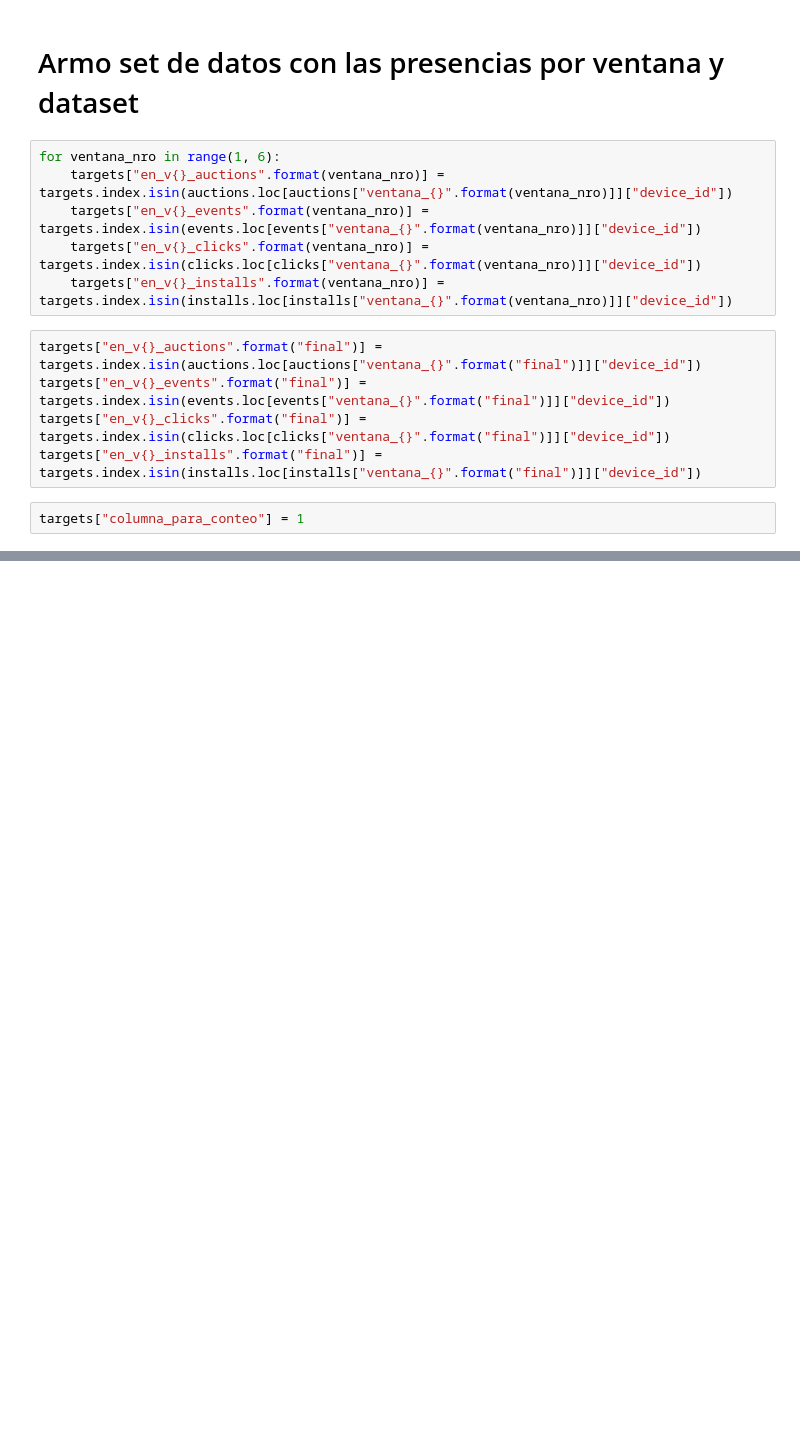
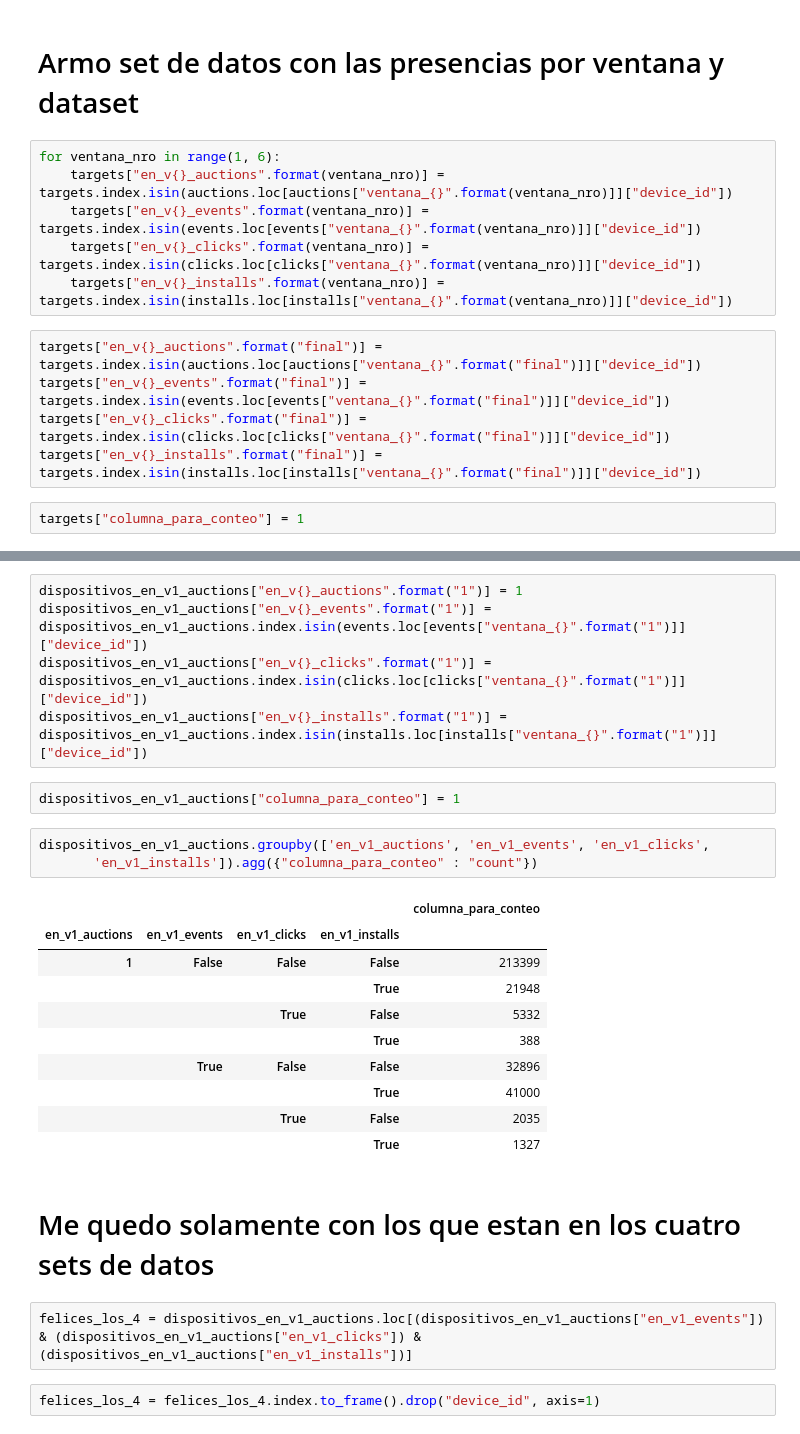
Before and after one commit to mateoicalvo/7506, a Jupyter notebook: tp2/analisis/distribucion_temporal.ipynb, the cells around one changed output, grey strips where cells are left out. Saved outputs shown, nothing was run; the diff lists cells and outputs as text; blank space fills up the shorter version.

```diff
--- a/tp2/analisis/distribucion_temporal.ipynb
+++ b/tp2/analisis/distribucion_temporal.ipynb
@@ -112,0 +145,27 @@ targets.groupby(['en_v1_auctions', 'en_v2_auctions', 'en_v3_auctions',
+# %%
+dispositivos_en_v1_auctions["en_v{}_auctions".format("1")] = 1
+dispositivos_en_v1_auctions["en_v{}_events".format("1")] = dispositivos_en_v1_auctions.index.isin(events.loc[events["ventana_{}".format("1")]]["device_id"])
+dispositivos_en_v1_auctions["en_v{}_clicks".format("1")] = dispositivos_en_v1_auctions.index.isin(clicks.loc[clicks["ventana_{}".format("1")]]["device_id"])
+dispositivos_en_v1_auctions["en_v{}_installs".format("1")] = dispositivos_en_v1_auctions.index.isin(installs.loc[installs["ventana_{}".format("1")]]["device_id"])
+# %%
+dispositivos_en_v1_auctions["columna_para_conteo"] = 1
+# %%
+dispositivos_en_v1_auctions.groupby(['en_v1_auctions', 'en_v1_events', 'en_v1_clicks',
+       'en_v1_installs']).agg({"columna_para_conteo" : "count"})
+# %% [output]
+|  |  |  |  | columna_para_conteo |
+| en_v1_auctions | en_v1_events | en_v1_clicks | en_v1_installs |  |
+| 1 | False | False | False | 213399 |
+|  |  |  | True | 21948 |
+|  |  | True | False | 5332 |
+|  |  |  | True | 388 |
+|  | True | False | False | 32896 |
+|  |  |  | True | 41000 |
+|  |  | True | False | 2035 |
+|  |  |  | True | 1327 |
+# %% [markdown]
+# Me quedo solamente con los que estan en los cuatro sets de datos
+# %%
+felices_los_4 = dispositivos_en_v1_auctions.loc[(dispositivos_en_v1_auctions["en_v1_events"]) & (dispositivos_en_v1_auctions["en_v1_clicks"]) & (dispositivos_en_v1_auctions["en_v1_installs"])]
+# %%
+felices_los_4 = felices_los_4.index.to_frame().drop("device_id", axis=1)
```
Also changed, not shown: parts of 20 cells of this notebook, 3 other files.
